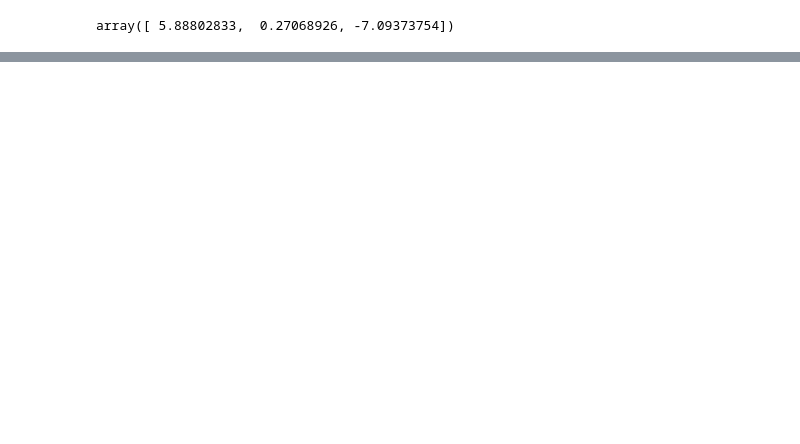
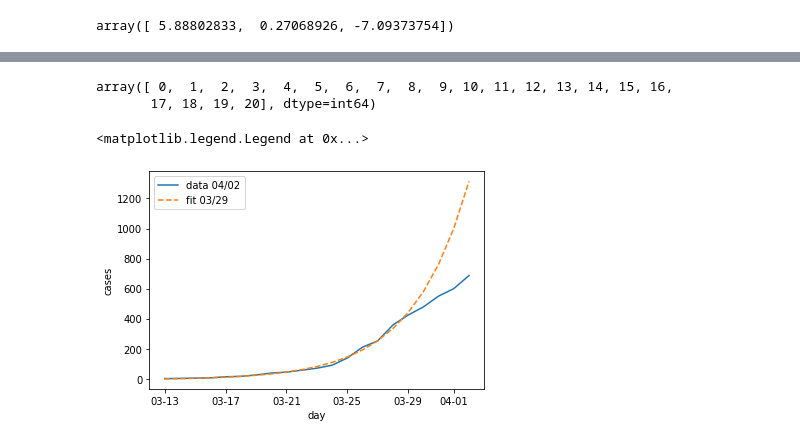
Before and after one commit to sawyerap/PythonDataViz, a Jupyter notebook: nyt_data.ipynb, the cells around one changed output, grey strips where cells are left out. Cells and saved outputs as stored; diff of their text form; code cells hidden in the pictures; blank space fills up the shorter version.

```diff
--- a/nyt_data.ipynb
+++ b/nyt_data.ipynb
@@ -120,0 +154,14 @@ array([ 5.88802833,  0.27068926, -7.09373754])
+# %%
+df2 = pd.read_csv('nyt_data/us-counties_0402.csv', parse_dates=['date'])
+pa_only2 = df2[df2['state']=='Pennsylvania'].reset_index(drop=True)
+surrounding = ['Beaver', 'Butler', 'Armstrong', 'Westmoreland', 'Allegheny', 'Washington', 'Fayette']
+near_pgh2 = pa_only2[pa_only2['county'].isin(surrounding)].reset_index(drop=True)
+near_pgh2.drop(columns=['fips'], inplace=True)
+near_pgh_summary2 = near_pgh2.groupby(['date']).sum()
+near_pgh_summary2.index
+near_pgh_summary2.index.freq='D'
+near_pgh_summary2.sort_index(inplace=True)
+# %%
+basedate = pd.Timestamp('2020-03-13')
+# %%
+near_pgh_summary2['days_since'] = (near_pgh_summary2.index - basedate).days
@@ -120,0 +189,22 @@ array([ 5.88802833,  0.27068926, -7.09373754])
+# %%
+y2 = near_pgh_summary2['cases'].values
+x2 = near_pgh_summary2['days_since'].values
+# %%
+x2
+# %% [output]
+array([ 0,  1,  2,  3,  4,  5,  6,  7,  8,  9, 10, 11, 12, 13, 14, 15, 16,
+       17, 18, 19, 20], dtype=int64)
+# %%
+from matplotlib.dates import DateFormatter
+fmt_md = DateFormatter("%m-%d")
+fig = plt.figure()
+ax = fig.add_subplot(111)
+ax.plot(near_pgh_summary2.index,y2)
+ax.plot(near_pgh_summary2.index,exponential(x2,popt_exp[0],popt_exp[1],popt_exp[2]),'--')
+ax.xaxis.set_major_formatter(fmt_md)
+ax.set_xlabel('day')
+ax.set_ylabel('cases')
+ax.legend(['data 04/02', 'fit 03/29'])
+# %% [output]
+<matplotlib.legend.Legend at 0x...>
+[figure, added]
```
Also changed, not shown: parts of 9 cells of this notebook, 2 other files.
